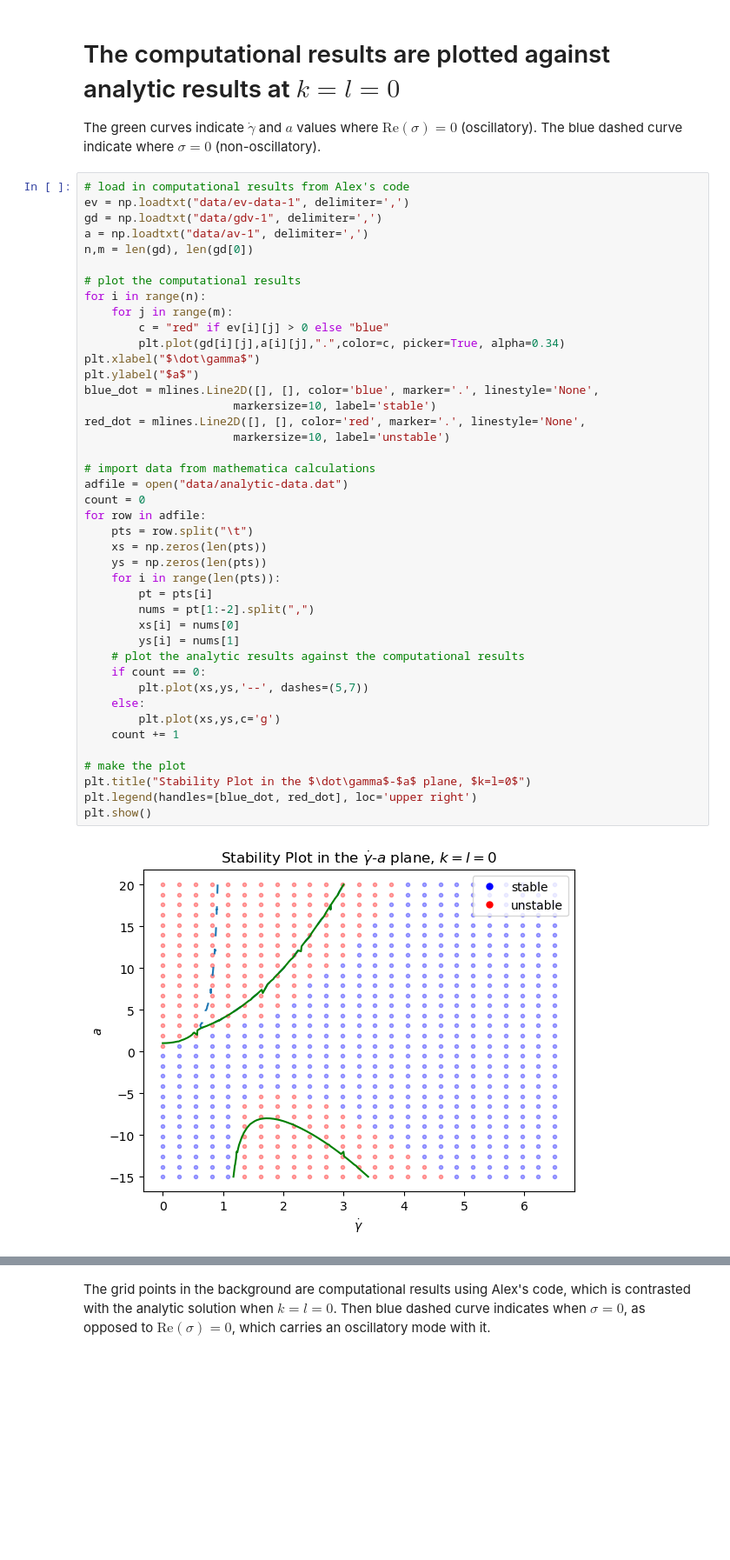
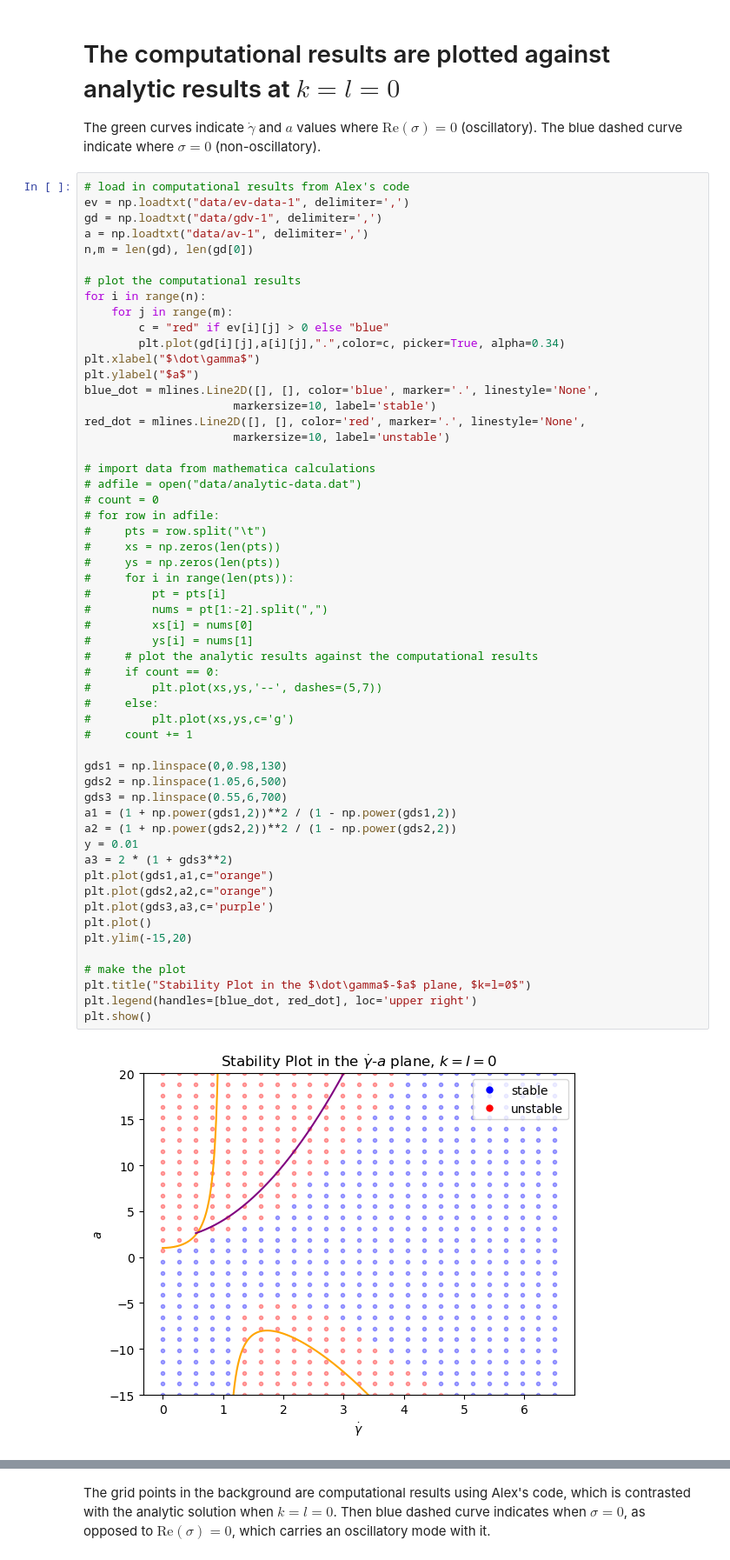
Before and after one commit to jaspercjp/Chebyshev-Pseudospectral-Active-Shear, a Jupyter notebook: python-code/ls2/ev-data-processing.ipynb, the cells around one changed output, grey strips where cells are left out. Shown at 87% size. Cells and saved outputs as stored; diff of their text form; blank space fills up the shorter version.

Commit message:
analytic expressions in python

```diff
--- a/python-code/ls2/ev-data-processing.ipynb
+++ b/python-code/ls2/ev-data-processing.ipynb
@@ -9,44 +9,57 @@ The green curves indicate $\dot\gamma$ and $a$ values where $\text{Re}(\sigma)=0
 # %%
 # load in computational results from Alex's code
 ev = np.loadtxt("data/ev-data-1", delimiter=',')
 gd = np.loadtxt("data/gdv-1", delimiter=',')
 a = np.loadtxt("data/av-1", delimiter=',')
 n,m = len(gd), len(gd[0])
 
 # plot the computational results
 for i in range(n):
     for j in range(m):
         c = "red" if ev[i][j] > 0 else "blue"
         plt.plot(gd[i][j],a[i][j],".",color=c, picker=True, alpha=0.34)
 plt.xlabel("$\dot\gamma$")
 plt.ylabel("$a$")
 blue_dot = mlines.Line2D([], [], color='blue', marker='.', linestyle='None',
                       markersize=10, label='stable')
 red_dot = mlines.Line2D([], [], color='red', marker='.', linestyle='None',
                       markersize=10, label='unstable')
 
 # import data from mathematica calculations
-adfile = open("data/analytic-data.dat")
-count = 0
-for row in adfile:
-    pts = row.split("\t")
-    xs = np.zeros(len(pts))
-    ys = np.zeros(len(pts))
-    for i in range(len(pts)):
-        pt = pts[i]
-        nums = pt[1:-2].split(",")
-        xs[i] = nums[0]
-        ys[i] = nums[1]
-    # plot the analytic results against the computational results
-    if count == 0:
-        plt.plot(xs,ys,'--', dashes=(5,7))
-    else:
-        plt.plot(xs,ys,c='g')
-    count += 1
+# adfile = open("data/analytic-data.dat")
+# count = 0
+# for row in adfile:
+#     pts = row.split("\t")
+#     xs = np.zeros(len(pts))
+#     ys = np.zeros(len(pts))
+#     for i in range(len(pts)):
+#         pt = pts[i]
+#         nums = pt[1:-2].split(",")
+#         xs[i] = nums[0]
+#         ys[i] = nums[1]
+#     # plot the analytic results against the computational results
+#     if count == 0:
+#         plt.plot(xs,ys,'--', dashes=(5,7))
+#     else:
+#         plt.plot(xs,ys,c='g')
+#     count += 1
+
+gds1 = np.linspace(0,0.98,130)
+gds2 = np.linspace(1.05,6,500)
+gds3 = np.linspace(0.55,6,700)
+a1 = (1 + np.power(gds1,2))**2 / (1 - np.power(gds1,2))
+a2 = (1 + np.power(gds2,2))**2 / (1 - np.power(gds2,2))
+y = 0.01
+a3 = 2 * (1 + gds3**2)
+plt.plot(gds1,a1,c="orange")
+plt.plot(gds2,a2,c="orange")
+plt.plot(gds3,a3,c='purple')
+plt.plot()
+plt.ylim(-15,20)
 
 # make the plot
 plt.title("Stability Plot in the $\dot\gamma$-$a$ plane, $k=l=0$")
 plt.legend(handles=[blue_dot, red_dot], loc='upper right')
 plt.show()
 # %% [output]
-[figure, old version]
+[figure, new version]
```
Also changed, not shown: parts of 2 cells of this notebook, 3 other files.
